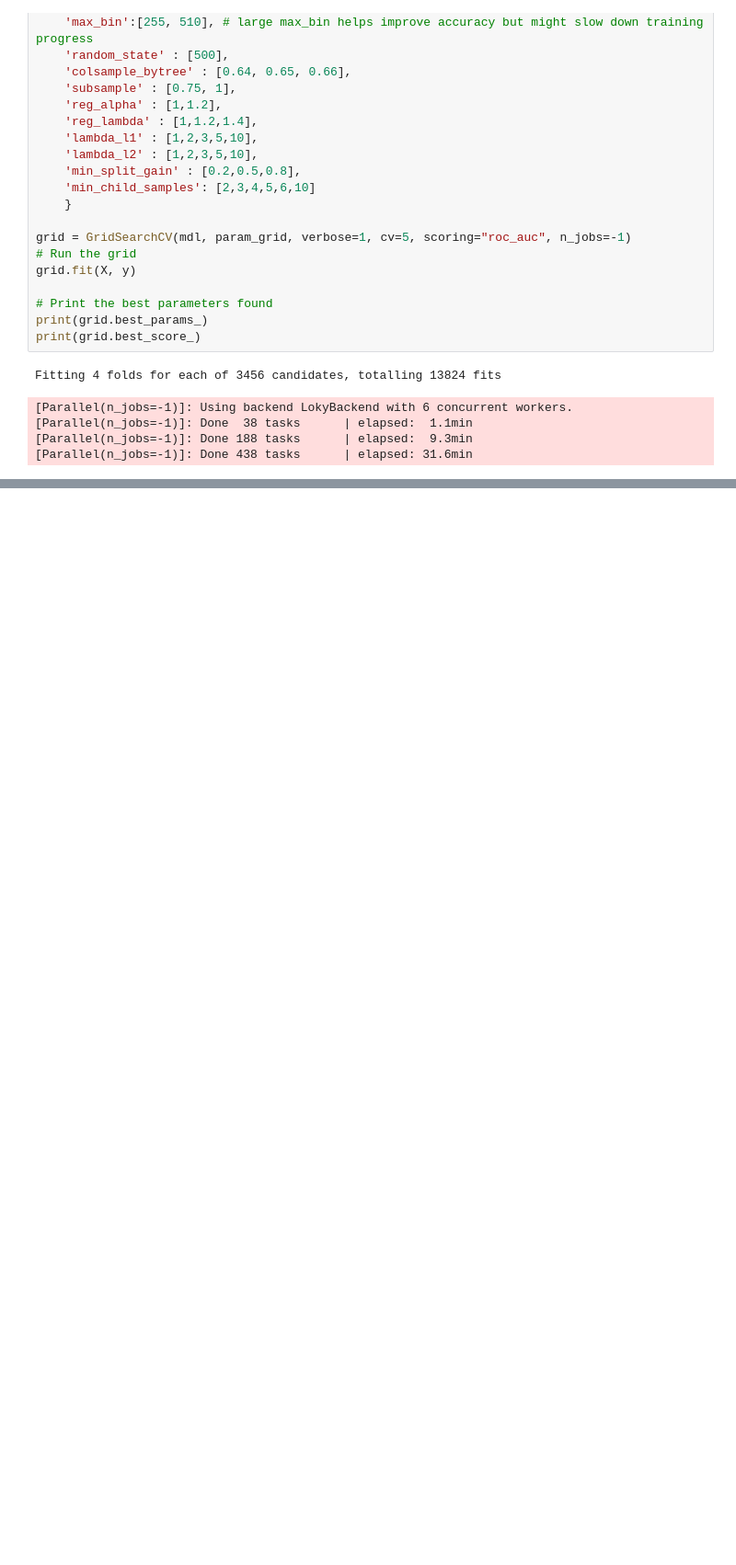
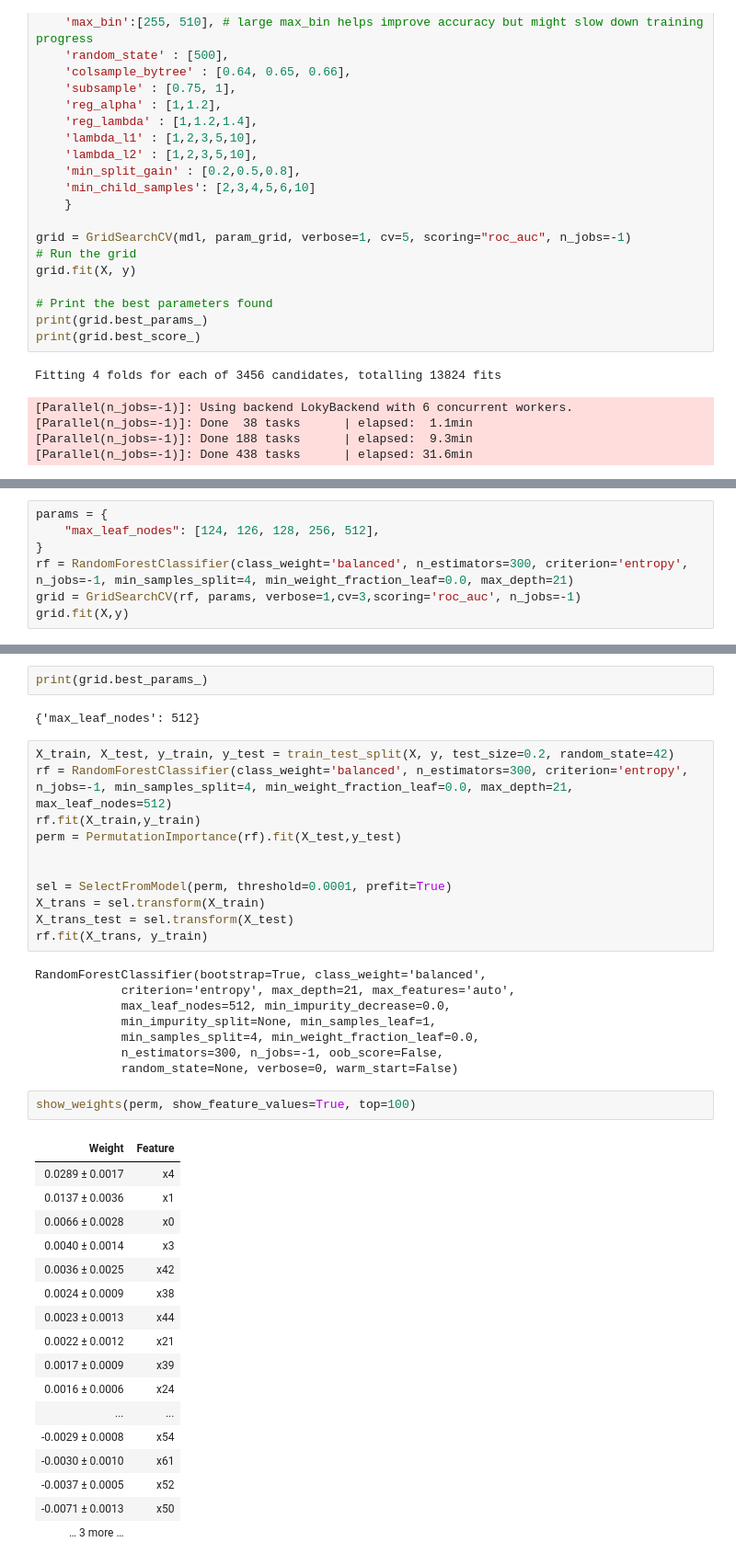
Before and after one commit to m0bi/finding_donors, a Jupyter notebook: finding_donors.ipynb, the cells around one changed output, grey strips where cells are left out. Shown: that part at 92% size. Cells and saved outputs as stored; diff of their text form; blank space fills up the shorter version.

```diff
--- a/finding_donors.ipynb
+++ b/finding_donors.ipynb
@@ -156,0 +322,7 @@ Fitting 4 folds for each of 3456 candidates, totalling 13824 fits
+# %%
+params = {
+    "max_leaf_nodes": [124, 126, 128, 256, 512],
+}
+rf = RandomForestClassifier(class_weight='balanced', n_estimators=300, criterion='entropy', n_jobs=-1, min_samples_split=4, min_weight_fraction_leaf=0.0, max_depth=21)
+grid = GridSearchCV(rf, params, verbose=1,cv=3,scoring='roc_auc', n_jobs=-1)
+grid.fit(X,y)
@@ -156,0 +345,43 @@ Fitting 4 folds for each of 3456 candidates, totalling 13824 fits
+# %%
+print(grid.best_params_)
+# %% [output]
+{'max_leaf_nodes': 512}
+# %%
+X_train, X_test, y_train, y_test = train_test_split(X, y, test_size=0.2, random_state=42)
+rf = RandomForestClassifier(class_weight='balanced', n_estimators=300, criterion='entropy', n_jobs=-1, min_samples_split=4, min_weight_fraction_leaf=0.0, max_depth=21, max_leaf_nodes=512)
+rf.fit(X_train,y_train)
+perm = PermutationImportance(rf).fit(X_test,y_test)
+
+
+sel = SelectFromModel(perm, threshold=0.0001, prefit=True)
+X_trans = sel.transform(X_train)
+X_trans_test = sel.transform(X_test)
+rf.fit(X_trans, y_train)
+# %% [output]
+RandomForestClassifier(bootstrap=True, class_weight='balanced',
+            criterion='entropy', max_depth=21, max_features='auto',
+            max_leaf_nodes=512, min_impurity_decrease=0.0,
+            min_impurity_split=None, min_samples_leaf=1,
+            min_samples_split=4, min_weight_fraction_leaf=0.0,
+            n_estimators=300, n_jobs=-1, oob_score=False,
+            random_state=None, verbose=0, warm_start=False)
+# %%
+show_weights(perm, show_feature_values=True, top=100)
+# %% [output]
+| Weight | Feature |
+| 0.0289 ± 0.0017 | x4 |
+| 0.0137 ± 0.0036 | x1 |
+| 0.0066 ± 0.0028 | x0 |
+| 0.0040 ± 0.0014 | x3 |
+| 0.0036 ± 0.0025 | x42 |
+| 0.0024 ± 0.0009 | x38 |
+| 0.0023 ± 0.0013 | x44 |
+| 0.0022 ± 0.0012 | x21 |
+| 0.0017 ± 0.0009 | x39 |
+| 0.0016 ± 0.0006 | x24 |
+| ... | ... |
+| -0.0029 ± 0.0008 | x54 |
+| -0.0030 ± 0.0010 | x61 |
+| -0.0037 ± 0.0005 | x52 |
+| -0.0071 ± 0.0013 | x50 |
+| … 3 more … |  |
```
Also changed, not shown: parts of 17 cells of this notebook, 1 other file.
